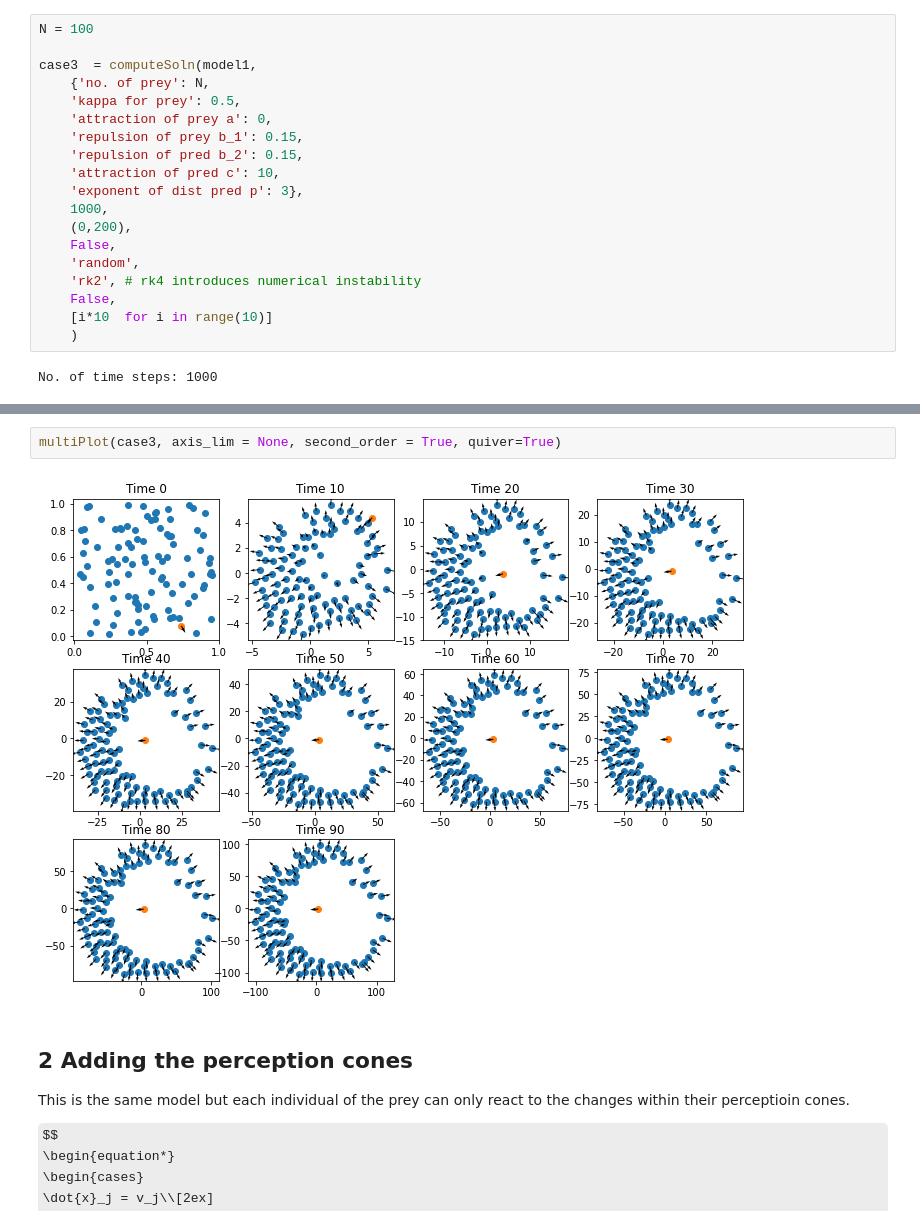
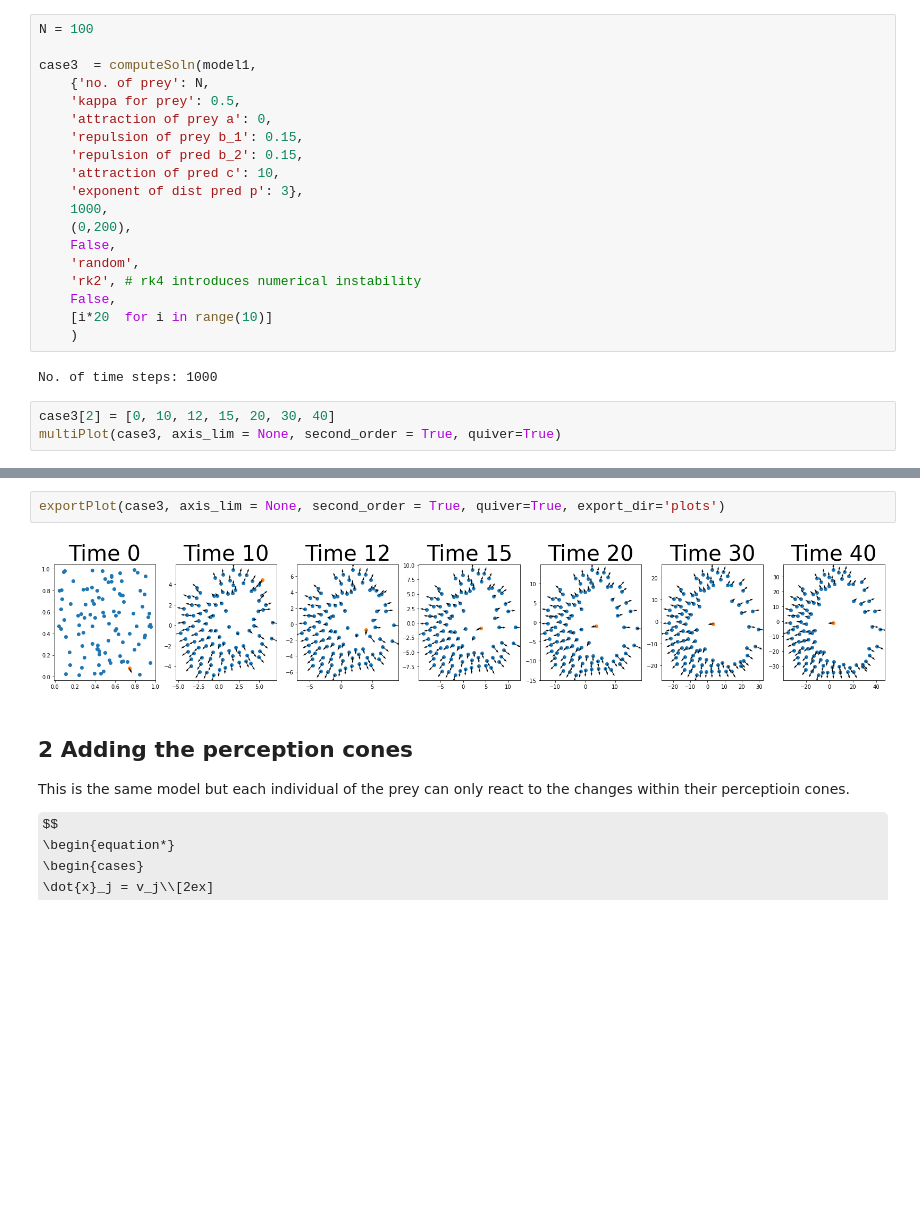
Before and after one commit to isomorphicdude/Summer2022UROP, a Jupyter notebook: improvements.ipynb, the cells around one changed output, grey strips where cells are left out. Cells and saved outputs as stored; diff of their text form; some formulas as TeX source; blank space fills up the shorter version.

```diff
--- a/improvements.ipynb
+++ b/improvements.ipynb
@@ -127,7 +138,10 @@ case3  = computeSoln(model1,
     'random',
     'rk2', # rk4 introduces numerical instability
     False,
-    [i*10  for i in range(10)]
+    [i*20  for i in range(10)]
     )
 # %% [output]
 No. of time steps: 1000
+# %%
+case3[2] = [0, 10, 12, 15, 20, 30, 40]
+multiPlot(case3, axis_lim = None, second_order = True, quiver=True)
@@ -134,7 +150,7 @@ No. of time steps: 1000
 # %%
-multiPlot(case3, axis_lim = None, second_order = True, quiver=True)
+exportPlot(case3, axis_lim = None, second_order = True, quiver=True, export_dir='plots')
 # %% [output]
-[figure, old version]
+[figure, new version]
 # %% [markdown]
 ## 2 Adding the perception cones
 
```
Also changed, not shown: parts of 13 cells of this notebook, 4 other files.
